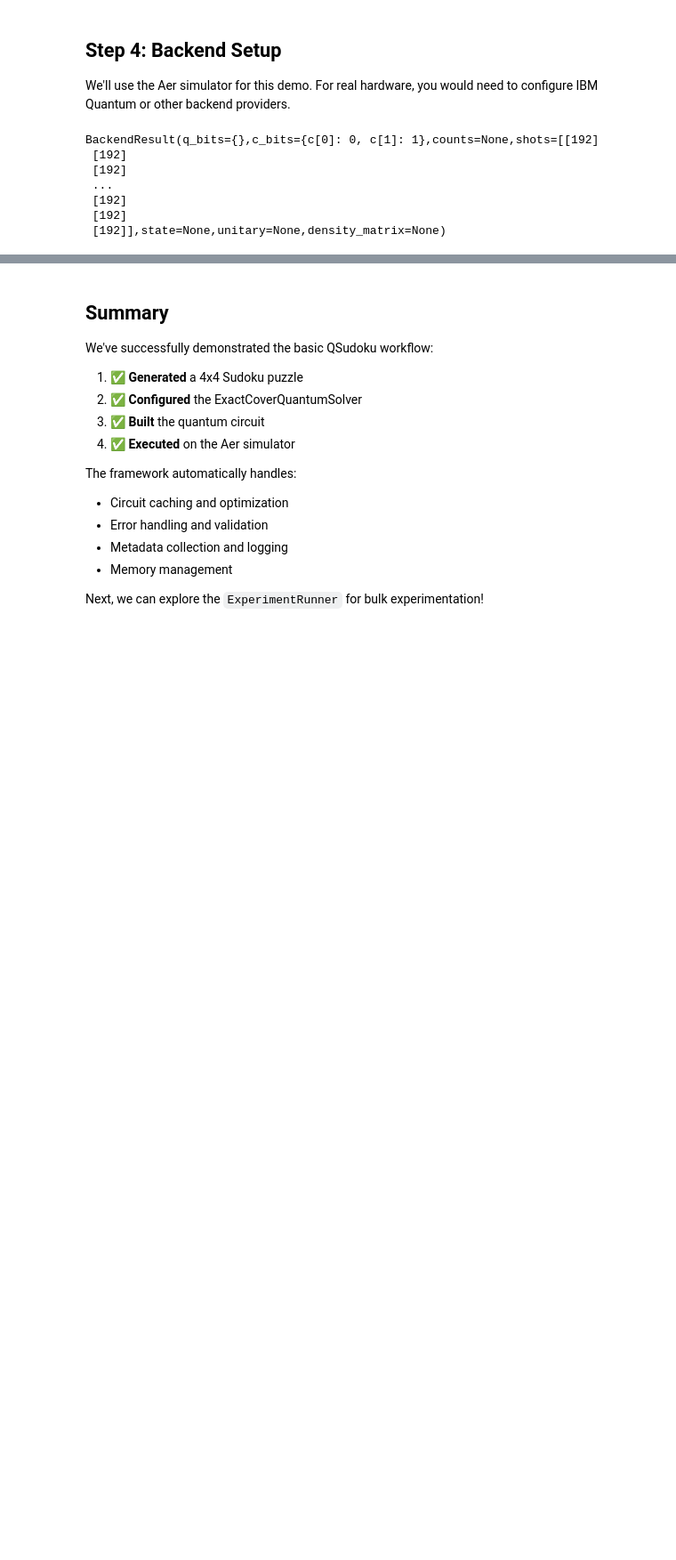
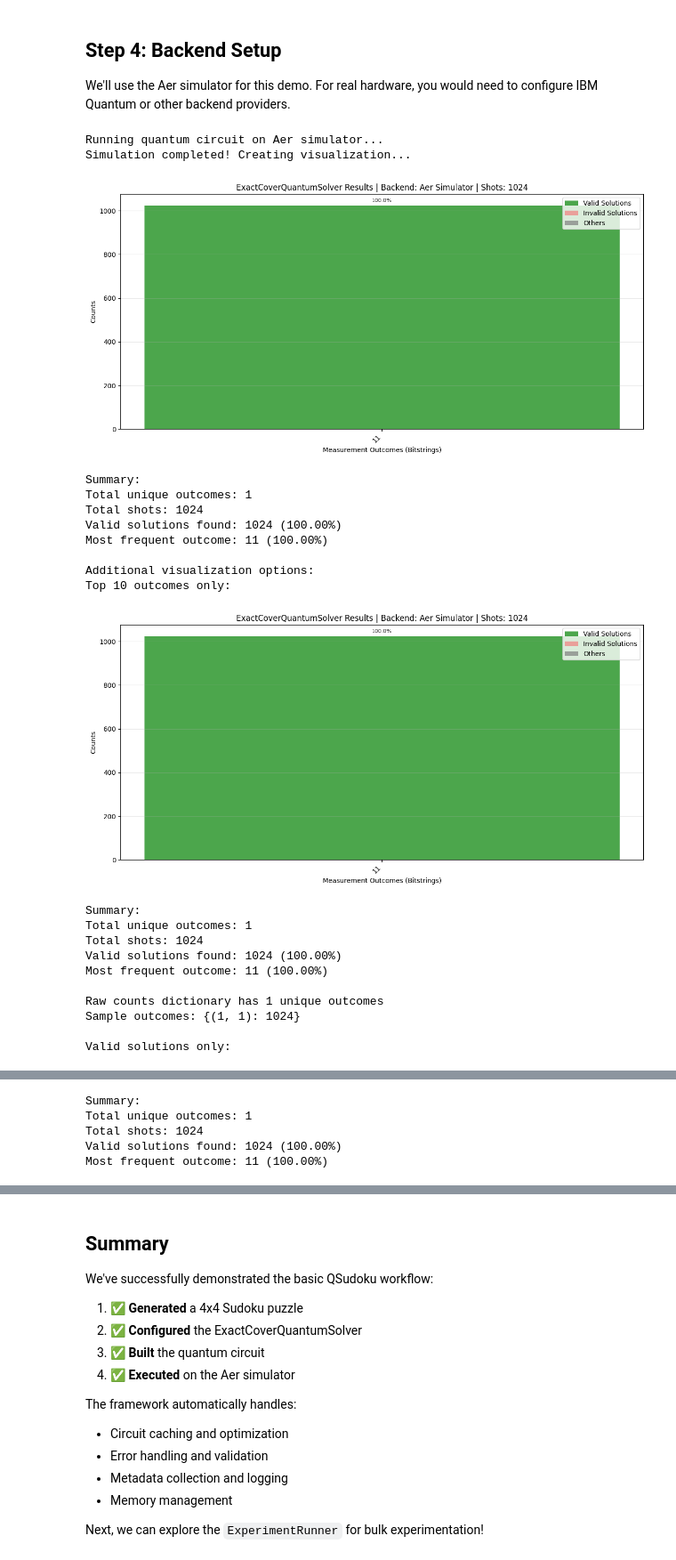
Before and after one commit to ClubComputacionCuantica/sudoku-nisq-benchmark, a Jupyter notebook: notebooks/demo.ipynb, the cells around one changed output, grey strips where cells are left out. Shown at 89% size. Cells and saved outputs as stored; diff of their text form; code cells hidden in the pictures; blank space fills up the shorter version.

Commit message:
Added counts_plot method, fixed init_quantinuum.

```diff
--- a/notebooks/demo.ipynb
+++ b/notebooks/demo.ipynb
@@ -78,14 +74,50 @@ Circuit depth: 16
 ## Step 4: Backend Setup
 
 We'll use the Aer simulator for this demo. For real hardware, you would need to configure IBM Quantum or other backend providers.
-# %%
-# Run on the Aer simulator
-puzzle.run_aer(shots=1024)
-# %% [output]
-BackendResult(q_bits={},c_bits={c[0]: 0, c[1]: 1},counts=None,shots=[[192]
- [192]
- [192]
- ...
- [192]
- [192]
- [192]],state=None,unitary=None,density_matrix=None)
+# %%
+# Run on the Aer simulator and visualize results
+print("Running quantum circuit on Aer simulator...")
+result = puzzle.run_aer(shots=1024)
+
+print("Simulation completed! Creating visualization...")
+
+# Use the new counts_plot method to visualize results
+puzzle.counts_plot(result, backend_alias="Aer Simulator", shots=1024)
+
+print("\nAdditional visualization options:")
+
+# Show only the top 10 most frequent outcomes
+print("Top 10 outcomes only:")
+puzzle.counts_plot(result, backend_alias="Aer Simulator", shots=1024, top_n=10)
+
+# Extract counts and use them directly
+counts = result.get_counts()
+print(f"\nRaw counts dictionary has {len(counts)} unique outcomes")
+print("Sample outcomes:", dict(list(counts.items())[:5]))
+
+# Show only valid solutions (if any)
+print("\nValid solutions only:")
+puzzle.counts_plot(result, backend_alias="Aer Simulator", show_valid_only=True, top_n=5)
+# %% [output]
+Running quantum circuit on Aer simulator...
+Simulation completed! Creating visualization...
+[figure, added]
+Summary:
+Total unique outcomes: 1
+Total shots: 1024
+Valid solutions found: 1024 (100.00%)
+Most frequent outcome: 11 (100.00%)
+
+Additional visualization options:
+Top 10 outcomes only:
+[figure, added]
+Summary:
+Total unique outcomes: 1
+Total shots: 1024
+Valid solutions found: 1024 (100.00%)
+Most frequent outcome: 11 (100.00%)
+
+Raw counts dictionary has 1 unique outcomes
+Sample outcomes: {(1, 1): 1024}
+
+Valid solutions only:
@@ -91,0 +125,5 @@ BackendResult(q_bits={},c_bits={c[0]: 0, c[1]: 1},counts=None,shots=[[192]
+Summary:
+Total unique outcomes: 1
+Total shots: 1024
+Valid solutions found: 1024 (100.00%)
+Most frequent outcome: 11 (100.00%)
```
Also changed, not shown: parts of 6 cells of this notebook, 6 other files.
